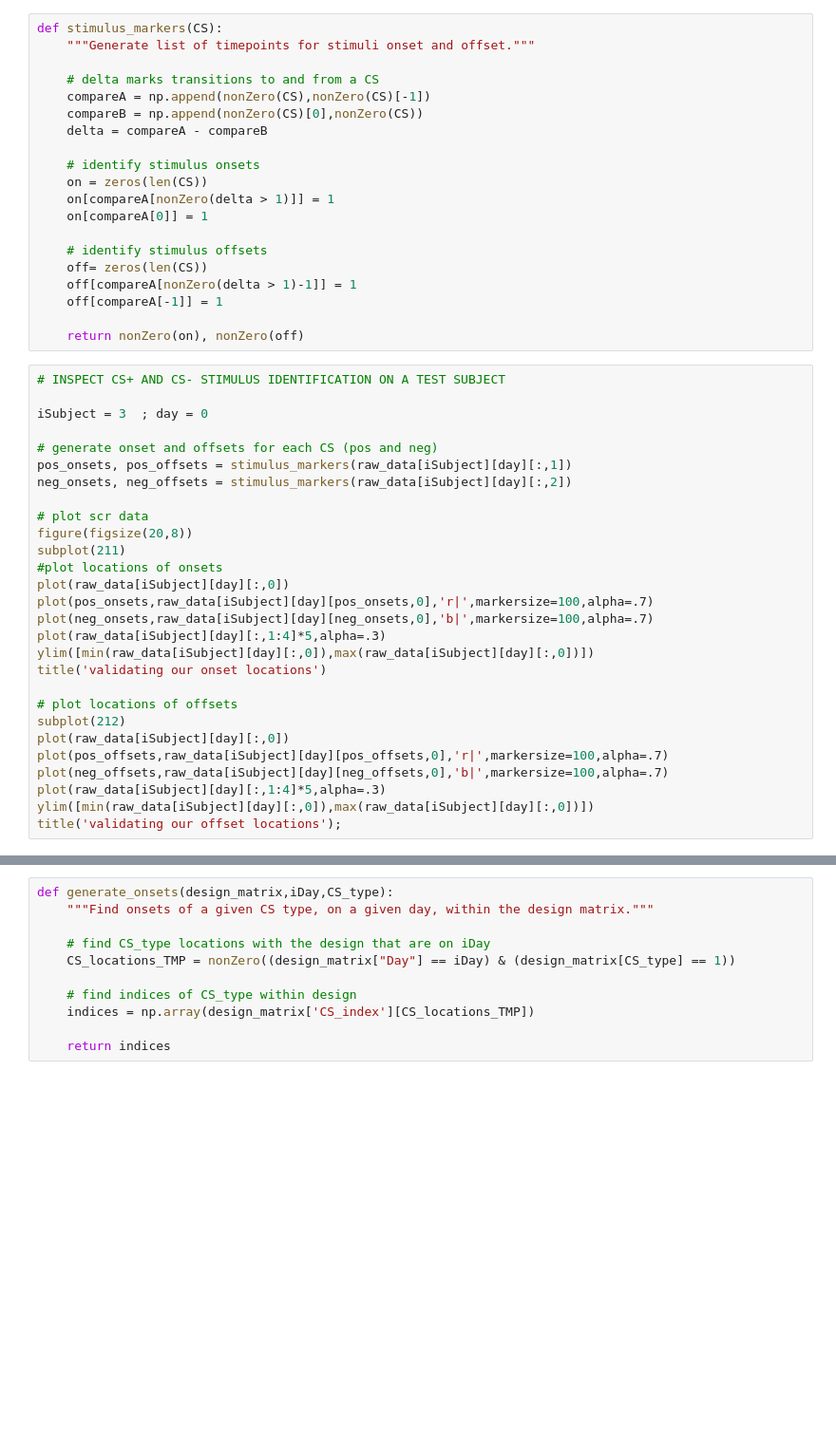
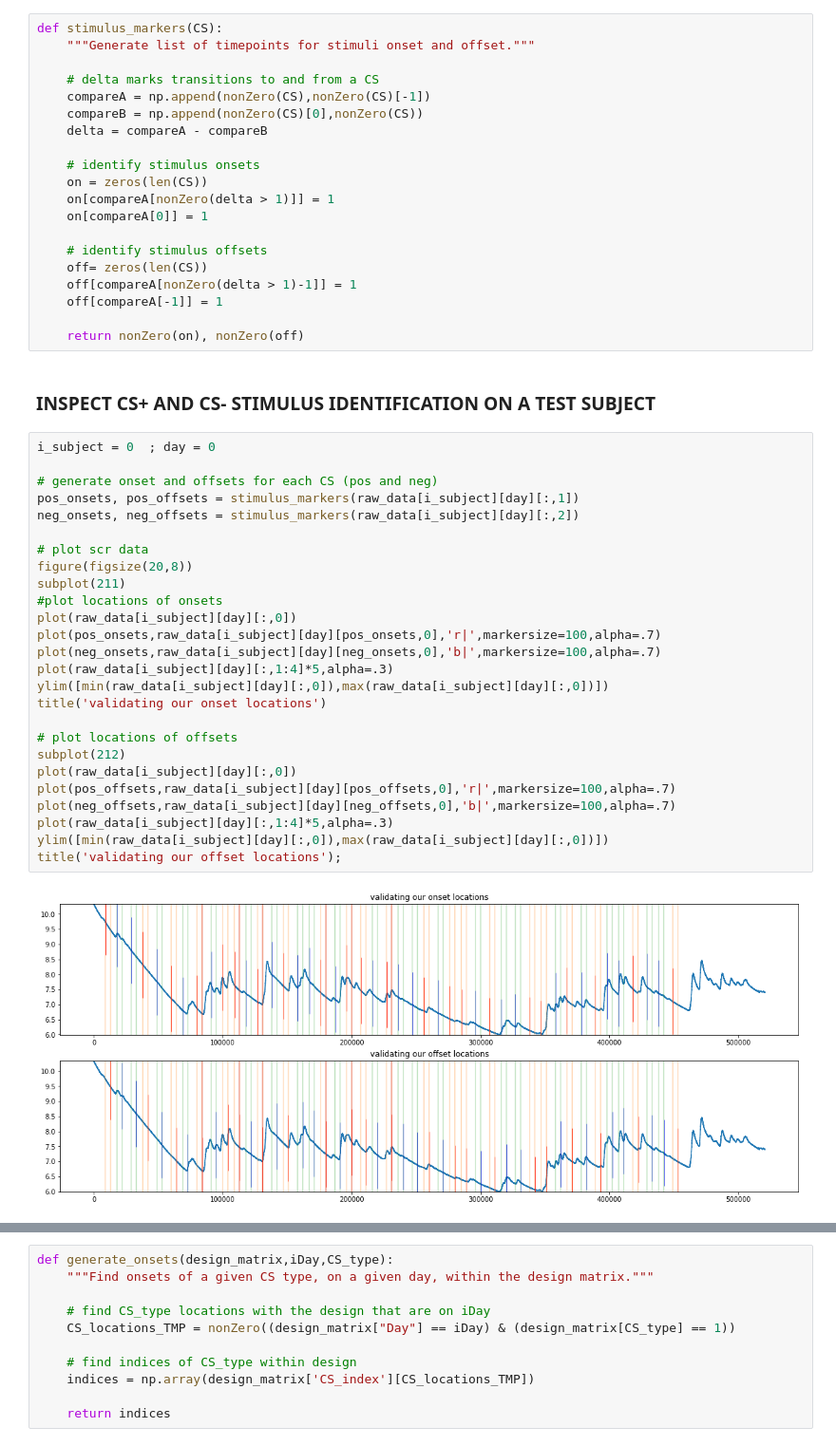
Before and after one commit to tzler/social_structure_learning, a Jupyter notebook: analysis/validation_scr_analysis_functions.ipynb, the cells around one changed output, grey strips where cells are left out. Shown at 95% size. Saved outputs shown, nothing was run; the diff lists cells and outputs as text; blank space fills up the shorter version.

```diff
--- a/analysis/validation_scr_analysis_functions.ipynb
+++ b/analysis/validation_scr_analysis_functions.ipynb
@@ -73,31 +77,33 @@ def stimulus_markers(CS):
     off[compareA[-1]] = 1
 
     return nonZero(on), nonZero(off)
+# %% [markdown]
+### INSPECT CS+ AND CS- STIMULUS IDENTIFICATION ON A TEST SUBJECT
 # %%
-# INSPECT CS+ AND CS- STIMULUS IDENTIFICATION ON A TEST SUBJECT
-
-iSubject = 3  ; day = 0
+i_subject = 0  ; day = 0
 
 # generate onset and offsets for each CS (pos and neg)
-pos_onsets, pos_offsets = stimulus_markers(raw_data[iSubject][day][:,1])
-neg_onsets, neg_offsets = stimulus_markers(raw_data[iSubject][day][:,2])
+pos_onsets, pos_offsets = stimulus_markers(raw_data[i_subject][day][:,1])
+neg_onsets, neg_offsets = stimulus_markers(raw_data[i_subject][day][:,2])
 
 # plot scr data
 figure(figsize(20,8))
 subplot(211)
 #plot locations of onsets
-plot(raw_data[iSubject][day][:,0])
-plot(pos_onsets,raw_data[iSubject][day][pos_onsets,0],'r|',markersize=100,alpha=.7)
-plot(neg_onsets,raw_data[iSubject][day][neg_onsets,0],'b|',markersize=100,alpha=.7)
-plot(raw_data[iSubject][day][:,1:4]*5,alpha=.3)
-ylim([min(raw_data[iSubject][day][:,0]),max(raw_data[iSubject][day][:,0])])
+plot(raw_data[i_subject][day][:,0])
+plot(pos_onsets,raw_data[i_subject][day][pos_onsets,0],'r|',markersize=100,alpha=.7)
+plot(neg_onsets,raw_data[i_subject][day][neg_onsets,0],'b|',markersize=100,alpha=.7)
+plot(raw_data[i_subject][day][:,1:4]*5,alpha=.3)
+ylim([min(raw_data[i_subject][day][:,0]),max(raw_data[i_subject][day][:,0])])
 title('validating our onset locations')
 
 # plot locations of offsets
 subplot(212)
-plot(raw_data[iSubject][day][:,0])
-plot(pos_offsets,raw_data[iSubject][day][pos_offsets,0],'r|',markersize=100,alpha=.7)
-plot(neg_offsets,raw_data[iSubject][day][neg_offsets,0],'b|',markersize=100,alpha=.7)
-plot(raw_data[iSubject][day][:,1:4]*5,alpha=.3)
-ylim([min(raw_data[iSubject][day][:,0]),max(raw_data[iSubject][day][:,0])])
+plot(raw_data[i_subject][day][:,0])
+plot(pos_offsets,raw_data[i_subject][day][pos_offsets,0],'r|',markersize=100,alpha=.7)
+plot(neg_offsets,raw_data[i_subject][day][neg_offsets,0],'b|',markersize=100,alpha=.7)
+plot(raw_data[i_subject][day][:,1:4]*5,alpha=.3)
+ylim([min(raw_data[i_subject][day][:,0]),max(raw_data[i_subject][day][:,0])])
 title('validating our offset locations');
+# %% [output]
+[figure, added]
```
Also changed, not shown: parts of 95 cells of this notebook, 1 other file.
